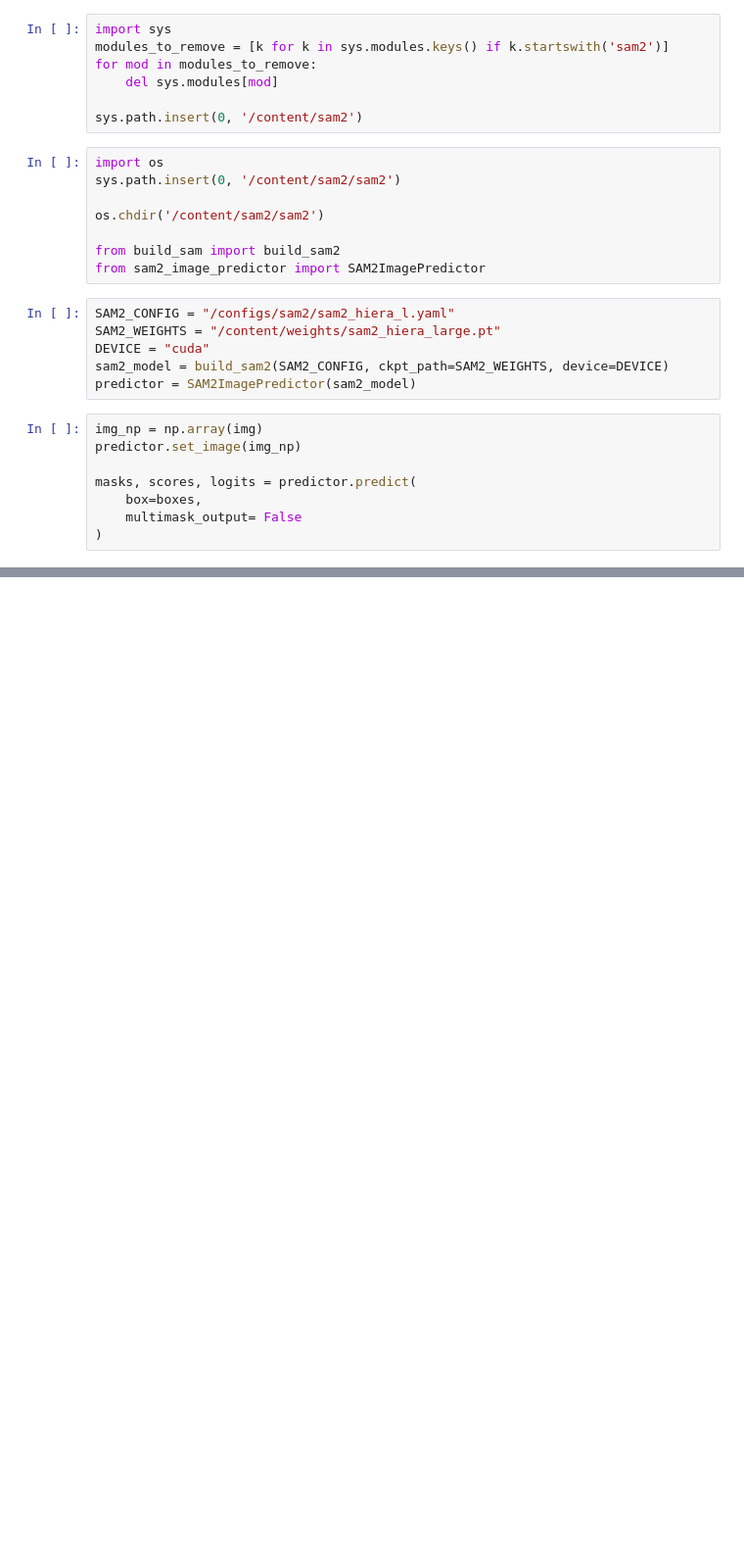
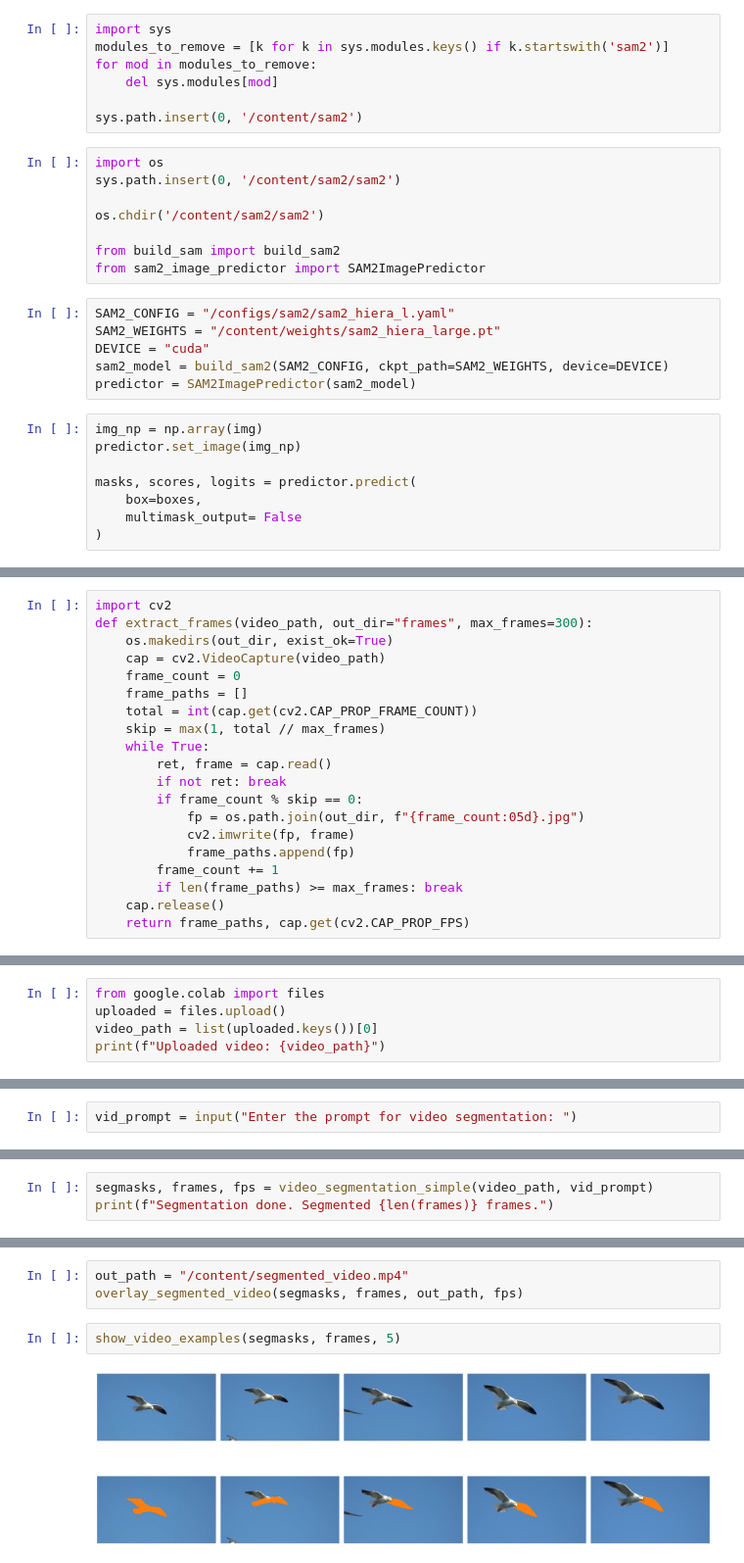
Before and after one commit to shreshth3000/CIFARTask, a Jupyter notebook: q2.ipynb, the cells around one changed output, grey strips where cells are left out. Shown at 98% size. Saved outputs shown, nothing was run; the diff lists cells and outputs as text; blank space fills up the shorter version.

```diff
--- a/q2.ipynb
+++ b/q2.ipynb
@@ -289,0 +310,20 @@ plt.show()
+# %%
+import cv2
+def extract_frames(video_path, out_dir="frames", max_frames=300):
+    os.makedirs(out_dir, exist_ok=True)
+    cap = cv2.VideoCapture(video_path)
+    frame_count = 0
+    frame_paths = []
+    total = int(cap.get(cv2.CAP_PROP_FRAME_COUNT))
+    skip = max(1, total // max_frames)
+    while True:
+        ret, frame = cap.read()
+        if not ret: break
+        if frame_count % skip == 0:
+            fp = os.path.join(out_dir, f"{frame_count:05d}.jpg")
+            cv2.imwrite(fp, frame)
+            frame_paths.append(fp)
+        frame_count += 1
+        if len(frame_paths) >= max_frames: break
+    cap.release()
+    return frame_paths, cap.get(cv2.CAP_PROP_FPS)
@@ -289,0 +528,5 @@ plt.show()
+# %%
+from google.colab import files
+uploaded = files.upload()
+video_path = list(uploaded.keys())[0]
+print(f"Uploaded video: {video_path}")
@@ -289,0 +537,2 @@ plt.show()
+# %%
+vid_prompt = input("Enter the prompt for video segmentation: ")
@@ -289,0 +541,3 @@ plt.show()
+# %%
+segmasks, frames, fps = video_segmentation_simple(video_path, vid_prompt)
+print(f"Segmentation done. Segmented {len(frames)} frames.")
@@ -289,0 +568,7 @@ plt.show()
+# %%
+out_path = "/content/segmented_video.mp4"
+overlay_segmented_video(segmasks, frames, out_path, fps)
+# %%
+show_video_examples(segmasks, frames, 5)
+# %% [output]
+[figure, added]
```
Also changed, not shown: parts of 22 cells of this notebook.
